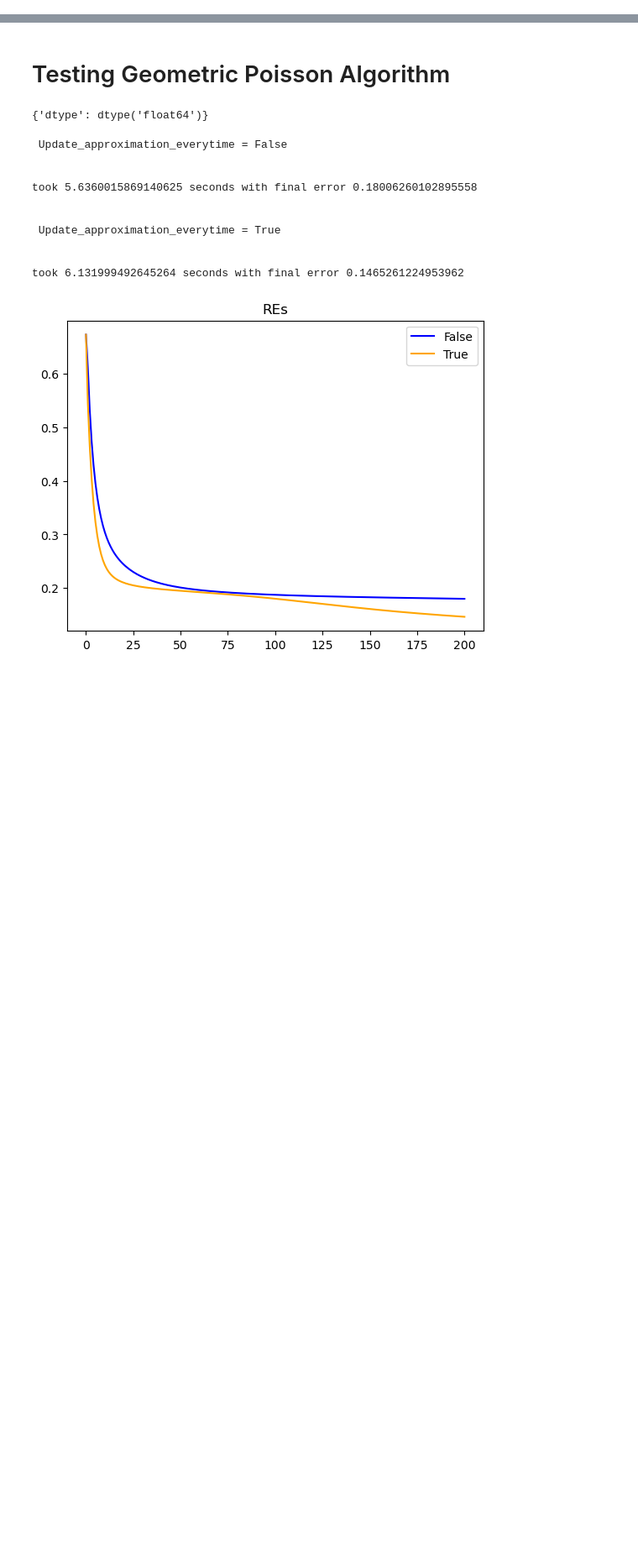
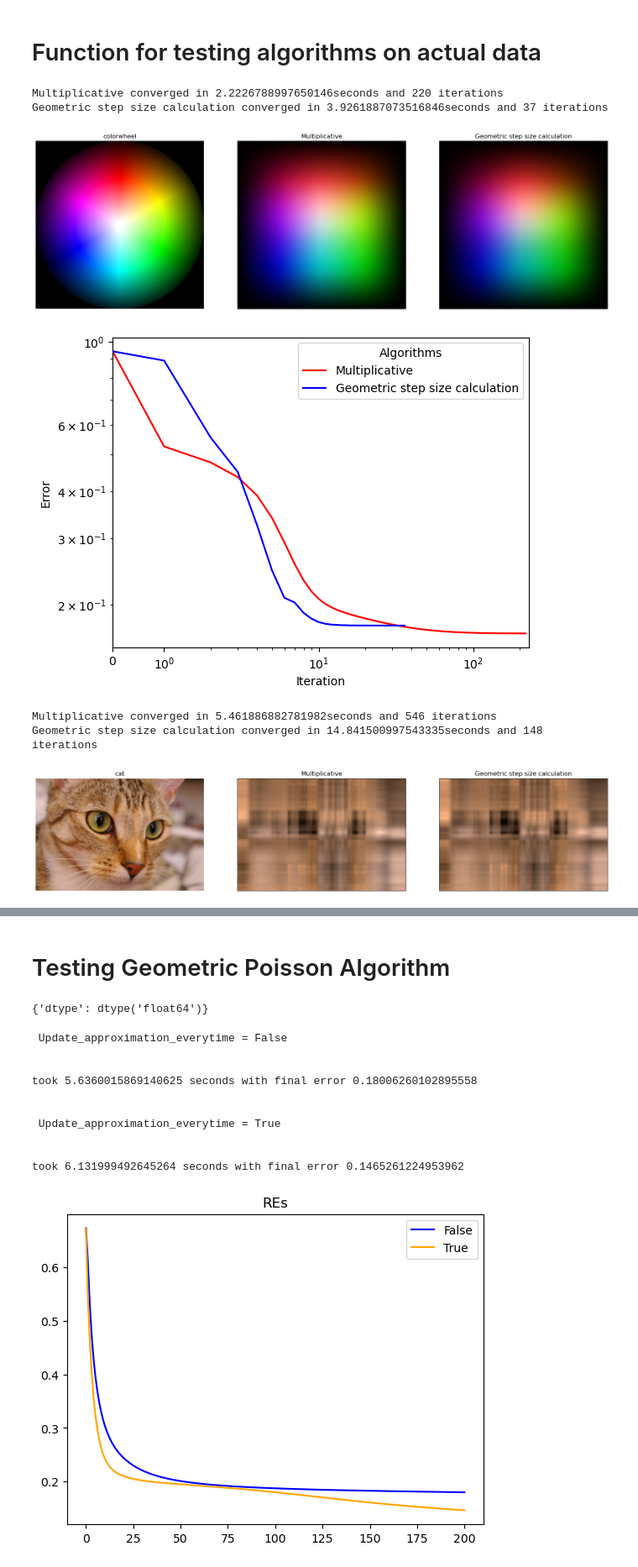
Before and after one commit to IntegrierBar/GeometricTensorFactorization, a Jupyter notebook: Masterarbeit.ipynb, the cells around one changed output, grey strips where cells are left out. Shown at 84% size. Drawn from its saved outputs; the diff is of its cells as text; code cells hidden in the pictures; blank space fills up the shorter version.

Commit message:
fixing error and testing on images as data

```diff
--- a/Masterarbeit.ipynb
+++ b/Masterarbeit.ipynb
@@ -12,17 +12,37 @@ import math
 import time
 import random
 import matplotlib.pyplot as plt
-from skimage import data
+
 
 from matplotlib.colors import LinearSegmentedColormap
 from matplotlib.lines import Line2D
 
 from dataclasses import dataclass, field
-from typing import List
+from typing import List, Callable
 
 import copy # import copy so that we can do deep copys
 
 import pickle # use pickle to save results to disk
+
+
+# path to folders for saving data
+folder = 'pictures/'
+data_folder = 'data/'
+
+# global label variables for all plots
+error_label = 'Error'
+iteration_label = 'Iteration'
+tensor_dimension_label = 'Tensor Dimension'
+time_label = 'Time in Seconds'
+
+xscale_convergence_data = {
+    'value': 'symlog',
+    'linthresh': 1,
+    'subs': [1, 2, 3, 4, 5, 6, 7, 8, 9],
+    'linscale': 0.3,
+}
+xscale_convergence = 'log'
+yscale_convergence = 'log'
 # %%
 def random_cp_with_noise(dimensions, F, noise_scaling=0.1, context={}):
     """
@@ -45,3 +65,5 @@ def create_initial_data(X, F):
         # we use random.random_tensor as it returns a tensor
         A_ns.append(tl.random.random_tensor((X_shape[i], F), **tl.context(X)))
     return A_ns
+# %% [markdown]
+# Function for testing algorithms on actual data
@@ -47,0 +242,26 @@ def create_initial_data(X, F):
+# %%
+def multiplicative_factorization(tensor, F, initial_A_ns):
+    start = time.time()
+    A_ns, RE, _ = tensor_factorization_cp_multiplicative(tensor, F, max_iter=max_iter, detailed=True, initial_A_ns=initial_A_ns)
+    end = time.time()
+    return IterationResult(RE, end-start, A_ns)
+
+factorizer_multiplicative = Factorizer("Multiplicative", multiplicative_factorization, color='red')
+
+def geometric_variable_step_size(tensor, F, initial_A_ns):
+    start = time.time()
+    A_ns, RE, _, _ = tensor_factorization_cp_poisson(tensor, F, max_iter=max_iter, detailed=True, initial_A_ns=initial_A_ns)
+    end = time.time()
+    return IterationResult(RE, end-start, A_ns)
+
+factorizer_geometric = Factorizer("Geometric step size calculation", geometric_variable_step_size, color='blue')
+
+evaluate_algorithms([factorizer_multiplicative, factorizer_geometric])
+# %% [output]
+Multiplicative converged in 2.2226788997650146seconds and 220 iterations
+Geometric step size calculation converged in 3.9261887073516846seconds and 37 iterations
+[figure, added]
+[figure, added]
+Multiplicative converged in 5.461886882781982seconds and 546 iterations
+Geometric step size calculation converged in 14.841500997543335seconds and 148 iterations
+[figure, added]
```
Also changed, not shown: parts of 3 cells of this notebook, 2 other files.
